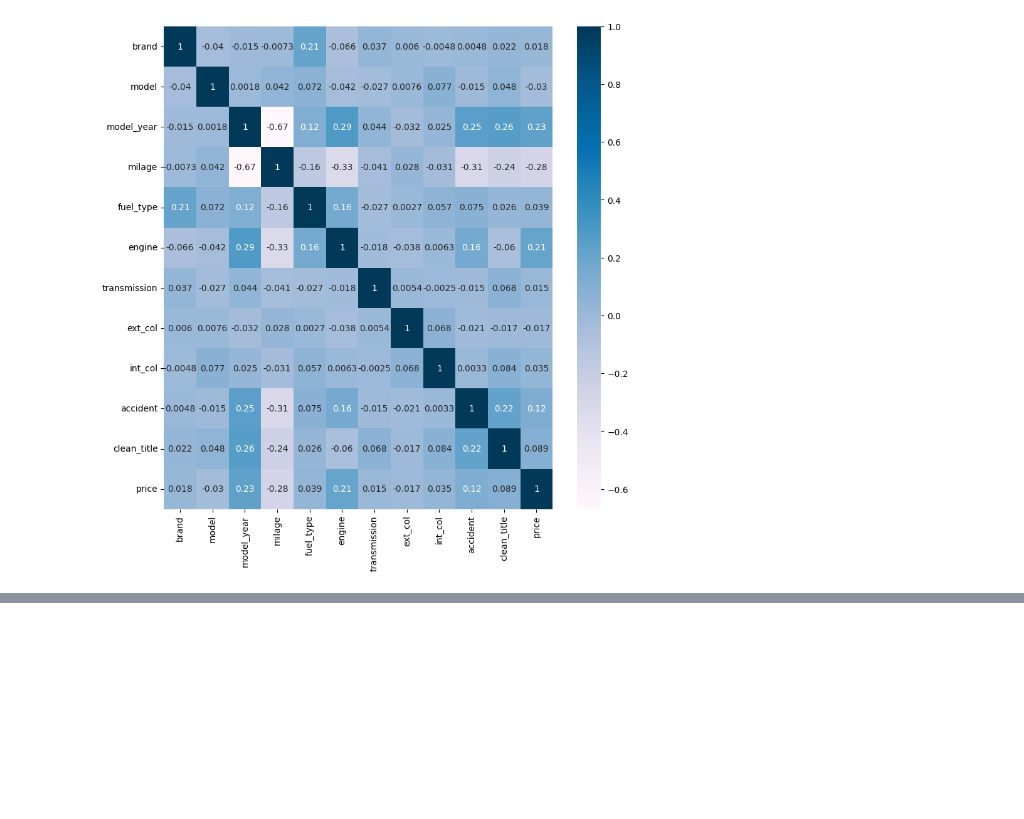
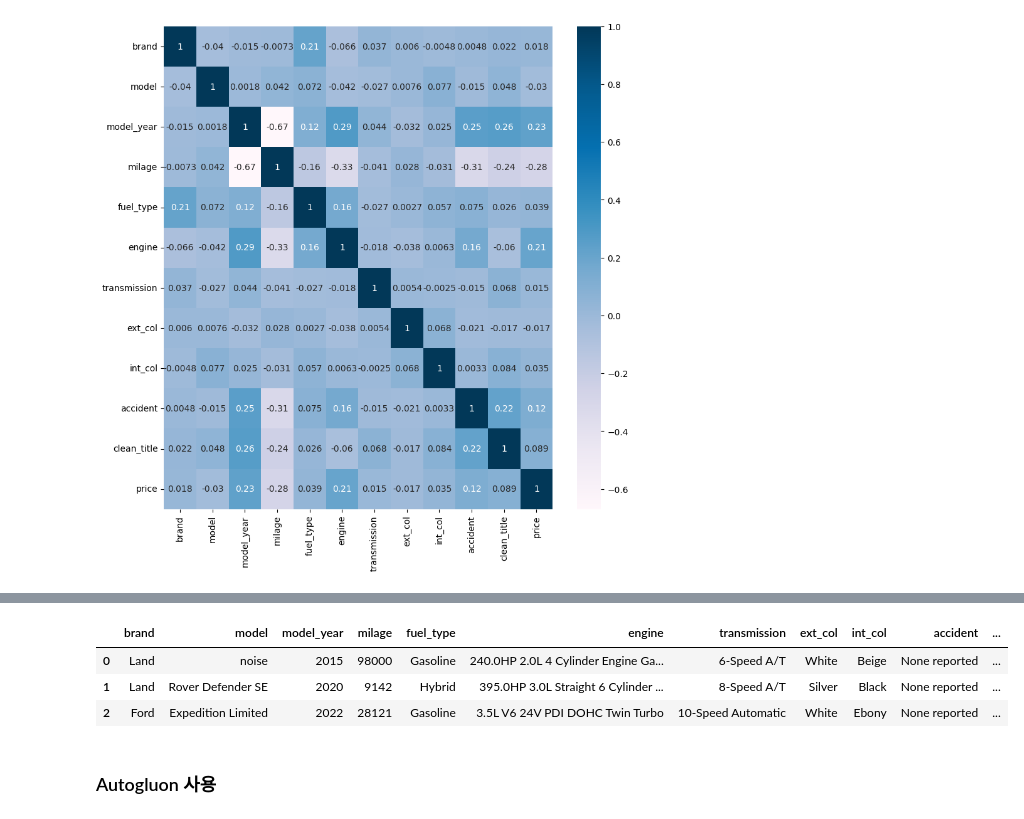
Before and after one commit to clover-minjung/kaggle_copy, a Jupyter notebook: regression_of_used_car_prices.ipynb, the cells around one changed output, grey strips where cells are left out. Saved outputs shown, nothing was run; the diff lists cells and outputs as text; code cells hidden in the pictures; blank space fills up the shorter version.

```diff
--- a/regression_of_used_car_prices.ipynb
+++ b/regression_of_used_car_prices.ipynb
@@ -218,0 +334,4 @@ plt.show()
+# %%
+# 학습, 테스트 데이터 분할
+X = train.drop('price', axis=1)
+y = train['price']
@@ -218,0 +417,37 @@ plt.show()
+# %%
+# MAE를 목적함수로 하는 LightGBM 파라미터 설정
+lgb_params = {
+    'objective': 'MAE',
+    'n_estimators': 1000,
+    'random_state': 1,
+}
+
+# MAE 기반 OOF 예측 수행
+oof_predictions_lgbm, models_lgbm = get_MAE_oof(X, y, lgb_params, model_type='LGBM')
+X['LGBM_MAE'] = oof_predictions_lgbm
+
+# 테스트 데이터에 대한 예측값 계산 (MAE)
+LGBM_preds = np.zeros(len(test))
+for model in models_lgbm:
+    LGBM_preds += model.predict(test) / len(models_lgbm)
+test['LGBM_MAE'] = LGBM_preds
+
+
+# MSE를 목적함수로 하는 LightGBM 파라미터 설정
+lgb_params = {
+    'objective': 'MSE',
+    'n_estimators': 1000,
+    'random_state': 1,
+}
+
+# MSE 기반 OOF 예측 수행
+oof_predictions_lgbm, models_lgbm = get_MAE_oof(X, y, lgb_params, model_type='LGBM')
+
+# MAE와 MSE 예측값의 차이 계산
+X['LGBM_MSE_diff'] = oof_predictions_lgbm - X['LGBM_MAE']
+
+# 테스트 데이터에 대한 예측값 계산 (MSE)
+LGBM_preds = np.zeros(len(test))
+for model in models_lgbm:
+    LGBM_preds += model.predict(test) / len(models_lgbm)
+test['LGBM_MSE_diff'] = LGBM_preds - test['LGBM_MAE']
@@ -218,0 +472,9 @@ plt.show()
+# %%
+test.head(3)
+# %% [output]
+|  | brand | model | model_year | milage | fuel_type | engine | transmission | ext_col | int_col | accident | ... |
+| 0 | Land | noise | 2015 | 98000 | Gasoline | 240.0HP 2.0L 4 Cylinder Engine Ga... | 6-Speed A/T | White | Beige | None reported | ... |
+| 1 | Land | Rover Defender SE | 2020 | 9142 | Hybrid | 395.0HP 3.0L Straight 6 Cylinder ... | 8-Speed A/T | Silver | Black | None reported | ... |
+| 2 | Ford | Expedition Limited | 2022 | 28121 | Gasoline | 3.5L V6 24V PDI DOHC Twin Turbo | 10-Speed Automatic | White | Ebony | None reported | ... |
+# %% [markdown]
+### Autogluon 사용
```
Also changed, not shown: parts of 18 cells of this notebook.
